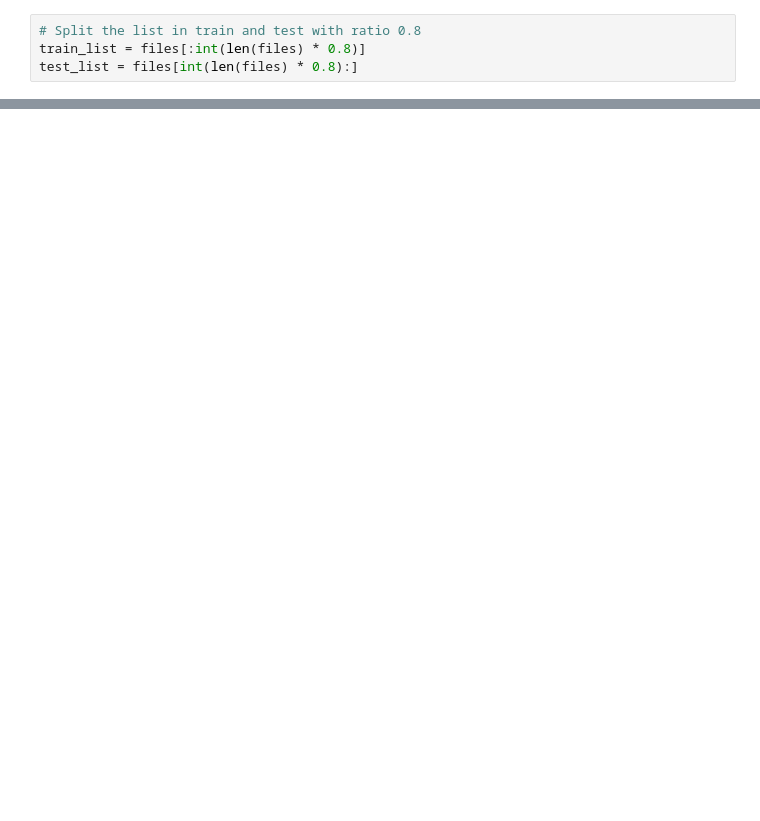
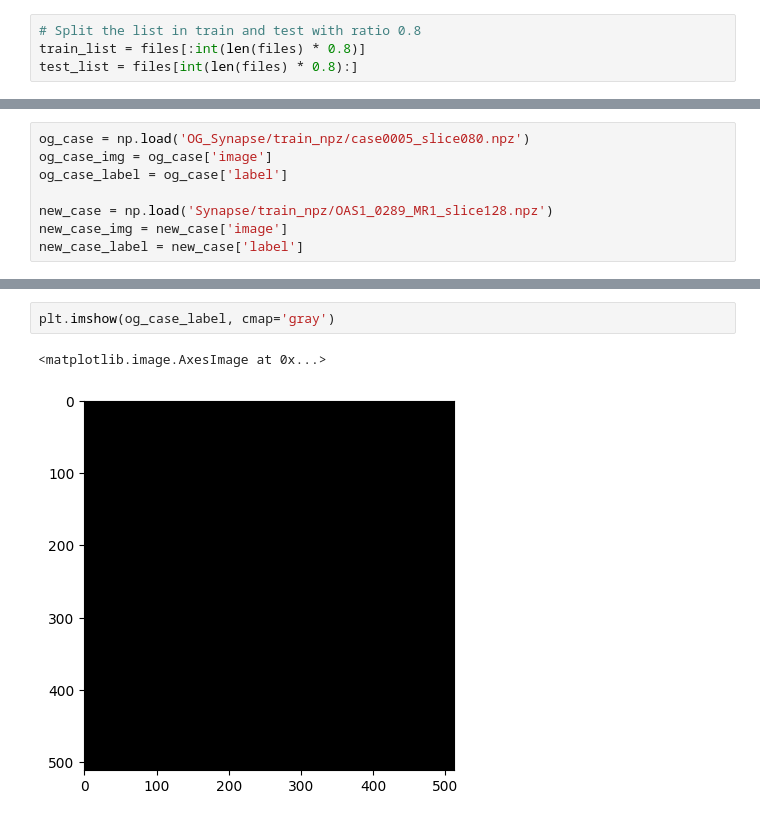
Before and after one commit to egosche/Swin-Unet, a Jupyter notebook: datasets/convert.ipynb, the cells around one changed output, grey strips where cells are left out. Cells and saved outputs as stored; diff of their text form; blank space fills up the shorter version.

```diff
--- a/datasets/convert.ipynb
+++ b/datasets/convert.ipynb
@@ -78,0 +132,8 @@ case['image'].shape
+# %%
+og_case = np.load('OG_Synapse/train_npz/case0005_slice080.npz')
+og_case_img = og_case['image']
+og_case_label = og_case['label']
+
+new_case = np.load('Synapse/train_npz/OAS1_0289_MR1_slice128.npz')
+new_case_img = new_case['image']
+new_case_label = new_case['label']
@@ -78,0 +150,5 @@ case['image'].shape
+# %%
+plt.imshow(og_case_label, cmap='gray')
+# %% [output]
+<matplotlib.image.AxesImage at 0x...>
+[figure, added]
```
Also changed, not shown: parts of 20 cells of this notebook, 4 other files.
